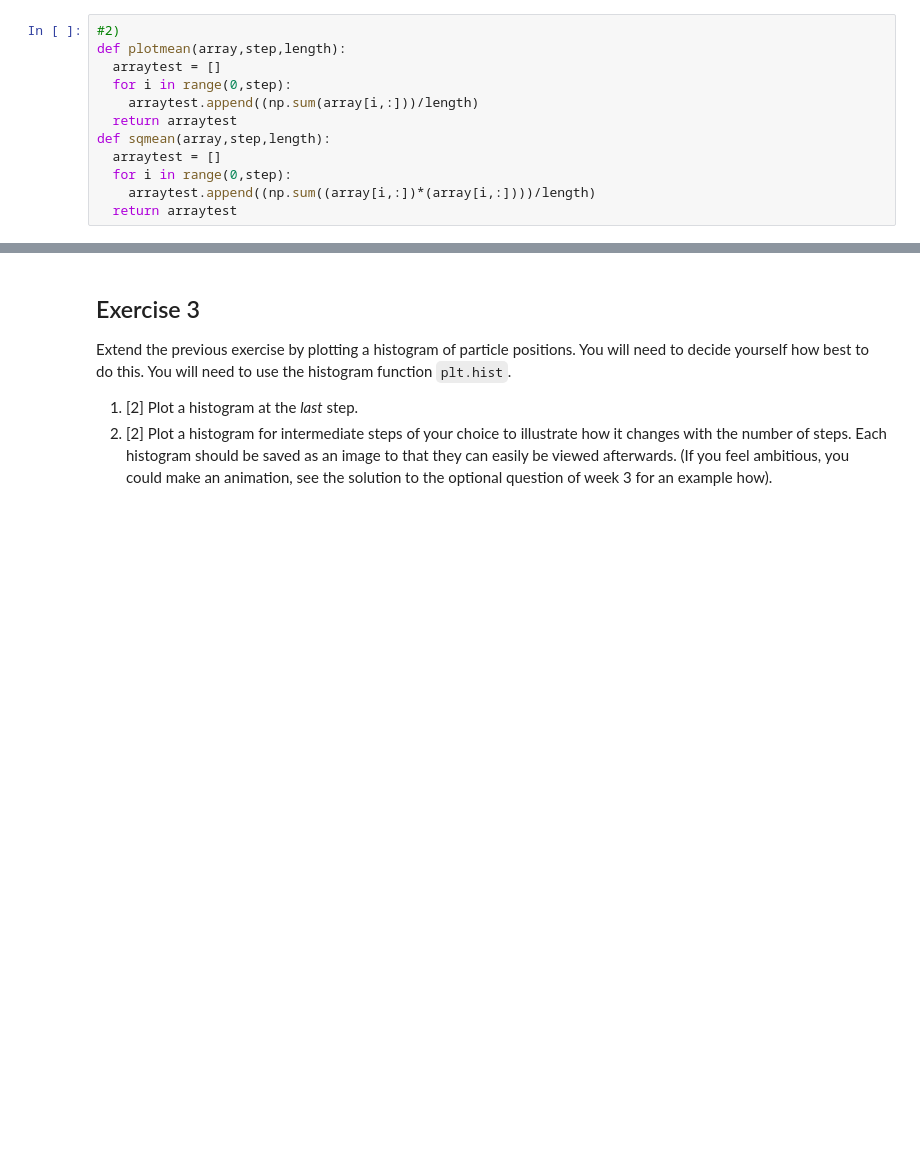
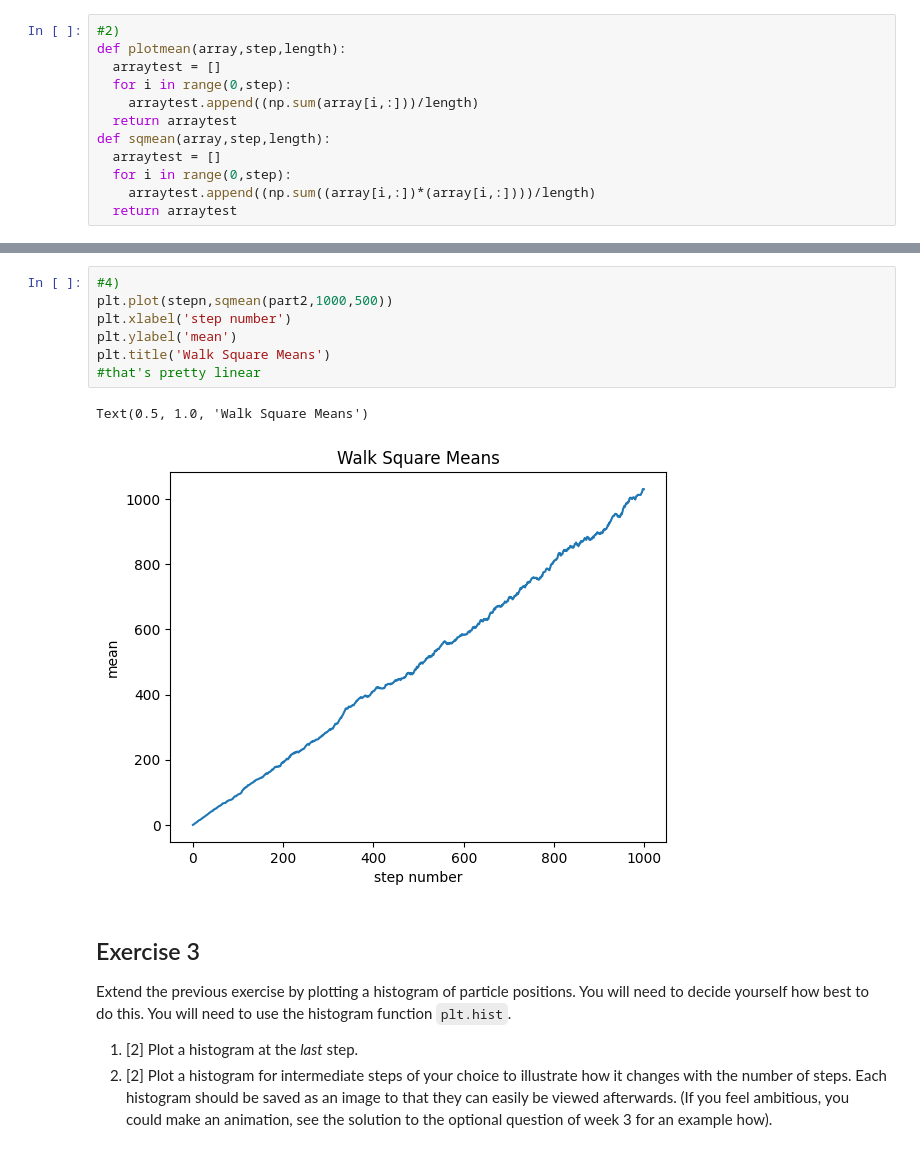
Before and after one commit to PX2145-2025/week-7-b-matthew-millward, a Jupyter notebook: Random_walk.ipynb, the cells around one changed output, grey strips where cells are left out. Drawn from its saved outputs; the diff is of its cells as text; blank space fills up the shorter version.

```diff
--- a/Random_walk.ipynb
+++ b/Random_walk.ipynb
@@ -157,3 +160,13 @@ plt.title('Ten More Walks')
+# %%
+#4)
+plt.plot(stepn,sqmean(part2,1000,500))
+plt.xlabel('step number')
+plt.ylabel('mean')
+plt.title('Walk Square Means')
+#that's pretty linear
+# %% [output]
+Text(0.5, 1.0, 'Walk Square Means')
+[figure, added]
 # %% [markdown]
 ## Exercise 3
 Extend the previous exercise by plotting a histogram of particle positions. You will need to decide yourself how best to do this. You will need to use the histogram function `plt.hist`.
```
Also changed, not shown: parts of 5 cells of this notebook.
